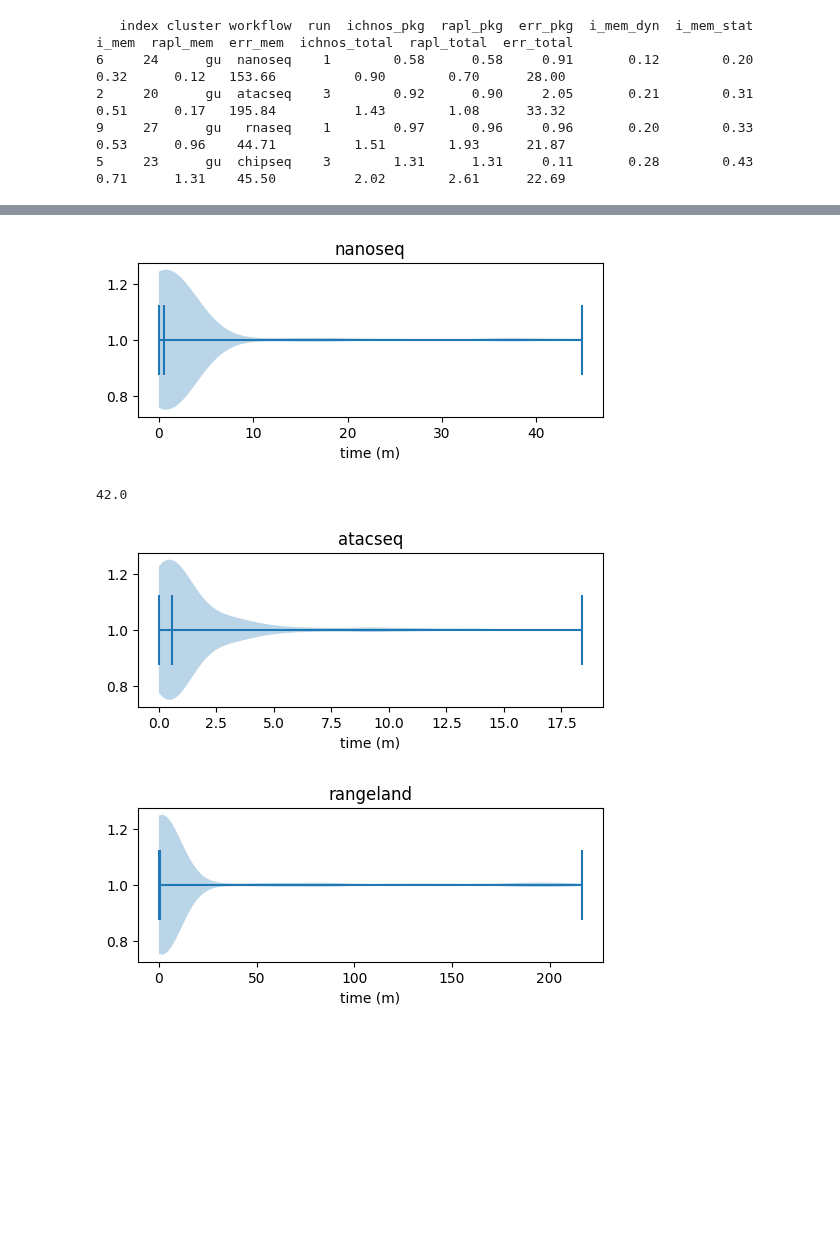
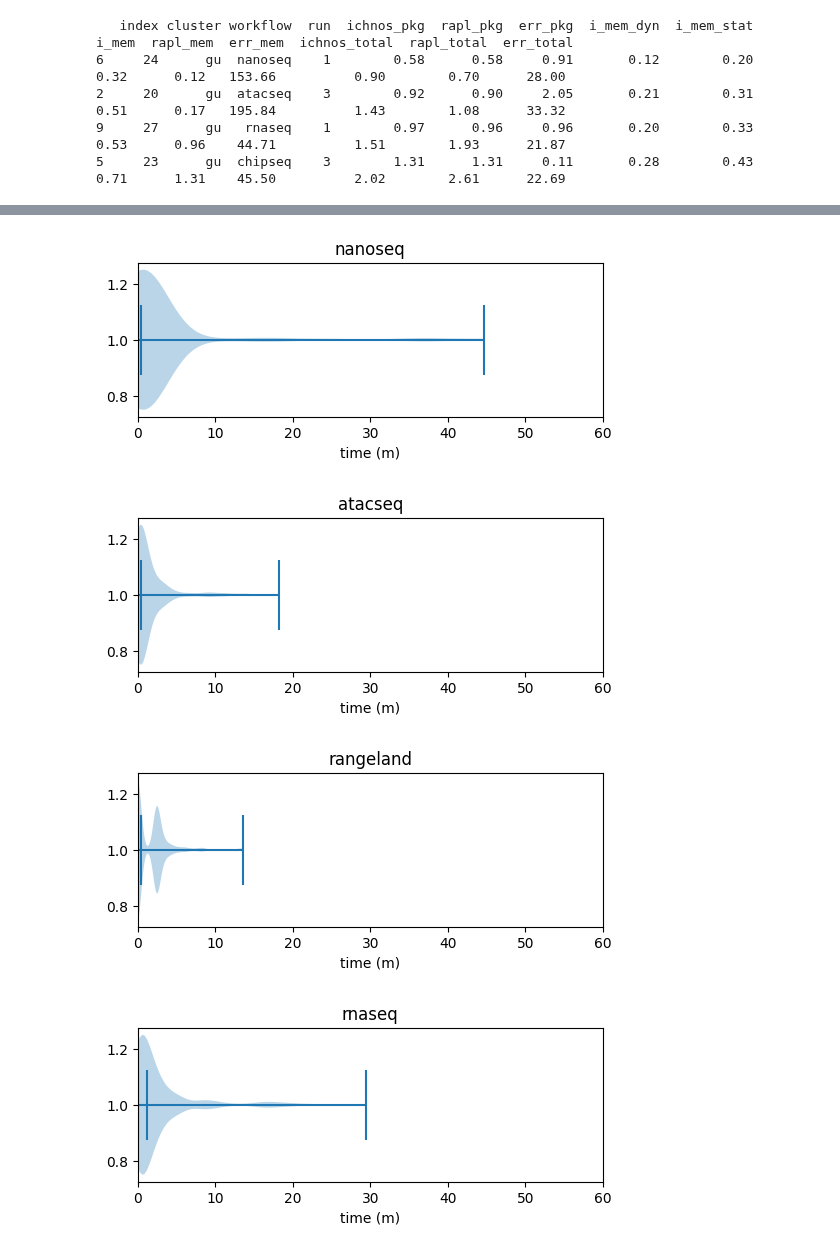
Before and after one commit to GlasgowC3lab/ichnos-results-evaluation, a Jupyter notebook: ext-results/ext-analysis.ipynb, the cells around one changed output, grey strips where cells are left out. Saved outputs shown, nothing was run; the diff lists cells and outputs as text; code cells hidden in the pictures; blank space fills up the shorter version.

```diff
--- a/ext-results/ext-analysis.ipynb
+++ b/ext-results/ext-analysis.ipynb
@@ -142,9 +143,22 @@ def get_error(experimental, actual):
 def load_nxf_trace(cluster, workflow, run):
     filepath = f'nxf-experiments/{cluster}-cluster/{workflow}/{run}/trace.csv'
     nxf_trace = pd.read_csv(filepath, header=0)
-    runtime = (max(nxf_trace['complete']) - min(nxf_trace['start'])) / 1000 / 60  # mins
+    start_ms = min(nxf_trace['start'])
+    end_ms = max(nxf_trace['complete'])
+    runtime = (end_ms - start_ms) / 1000 / 60  # mins
+    start_day = datetime.fromtimestamp(start_ms / 1000).strftime('%Y-%m-%d')
+    end_day = datetime.fromtimestamp(end_ms / 1000).strftime('%Y-%m-%d')
     nxf_trace['memory'] /= 1073741824
+    print(f'{cluster} {workflow} {run} took {runtime:.0f}m on {start_day} to {end_day}')
     return (nxf_trace, runtime)
+# %%
+def plot_task_length_fig(vals, workflow):
+    plt.figure(figsize=(6,2))
+    plt.violinplot(vals['realtime'] / 1000 / 60, vert=False, showmedians=True, showextrema=True)
+    plt.title(workflow)
+    plt.xlabel('time (m)')
+    plt.xlim(0,60)
+    plt.show()
 # %%
 rapl_data = {'hu': {}, 'gu': {}}
 rapl_data['hu']['rnaseq'] = process_rapl_data(load_workflow_rapl_readings('hu', 'rnaseq'))
@@ -239,25 +260,12 @@ hu_sarek, hu_sarek_time = load_nxf_trace('hu', 'sarek', 2)
-# %%
-plt.figure(figsize=(6,2))
-plt.violinplot(hu_nanoseq['duration'] / 1000 / 60, vert=False, showmedians=True, showextrema=True)
-plt.title('nanoseq')
-plt.xlabel('time (m)')
-plt.show()
-# %% [output]
-[figure, old version]
-42.0
-# %%
-plt.figure(figsize=(6,2))
-plt.violinplot(hu_atacseq['duration'] / 1000 / 60, vert=False, showmedians=True, showextrema=True)
-plt.title('atacseq')
-plt.xlabel('time (m)')
-plt.show()
-# %% [output]
-[figure, removed]
 # %%
-plt.figure(figsize=(6,2))
-plt.violinplot(hu_rangeland['duration'] / 1000 / 60, vert=False, showmedians=True, showextrema=True)
-plt.title('rangeland')
-plt.xlabel('time (m)')
-plt.show()
+plot_task_length_fig(hu_nanoseq, 'nanoseq')
+plot_task_length_fig(hu_atacseq, 'atacseq')
+plot_task_length_fig(hu_rangeland, 'rangeland')
+plot_task_length_fig(hu_rnaseq, 'rnaseq')
+plot_task_length_fig(hu_chipseq, 'chipseq')
+plot_task_length_fig(hu_sarek, 'sarek')
 # %% [output]
-[figure, old version]
+[figure, new version]
+[figure, added]
+[figure, added]
+[figure, added]
```
Also changed, not shown: parts of 5 cells of this notebook, 17 other files.
